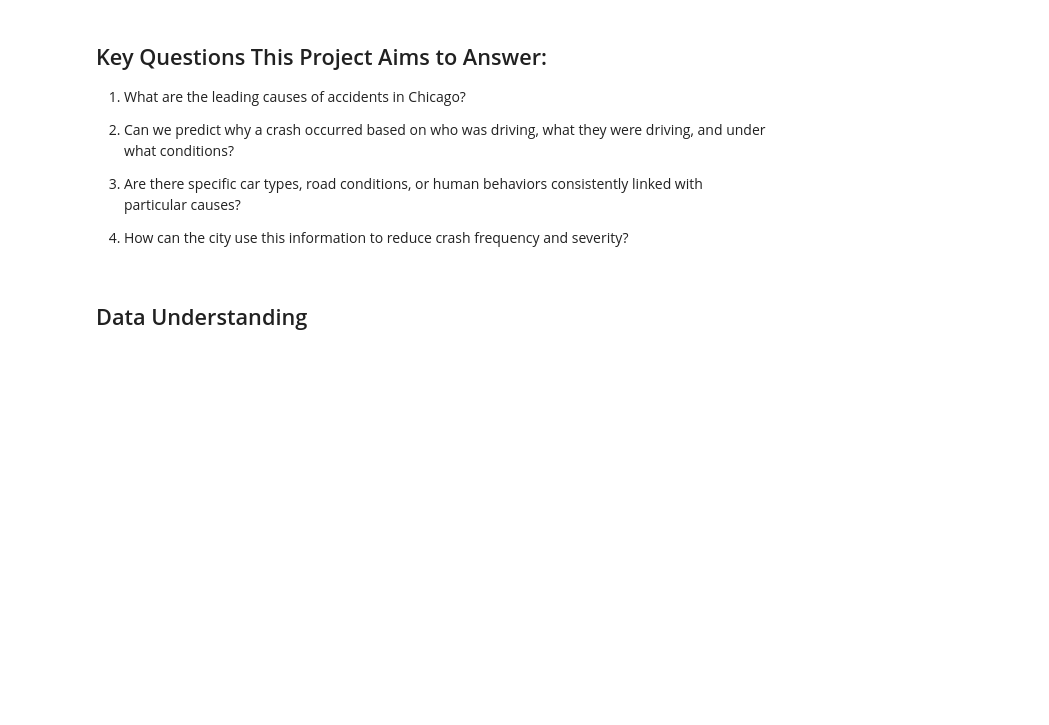
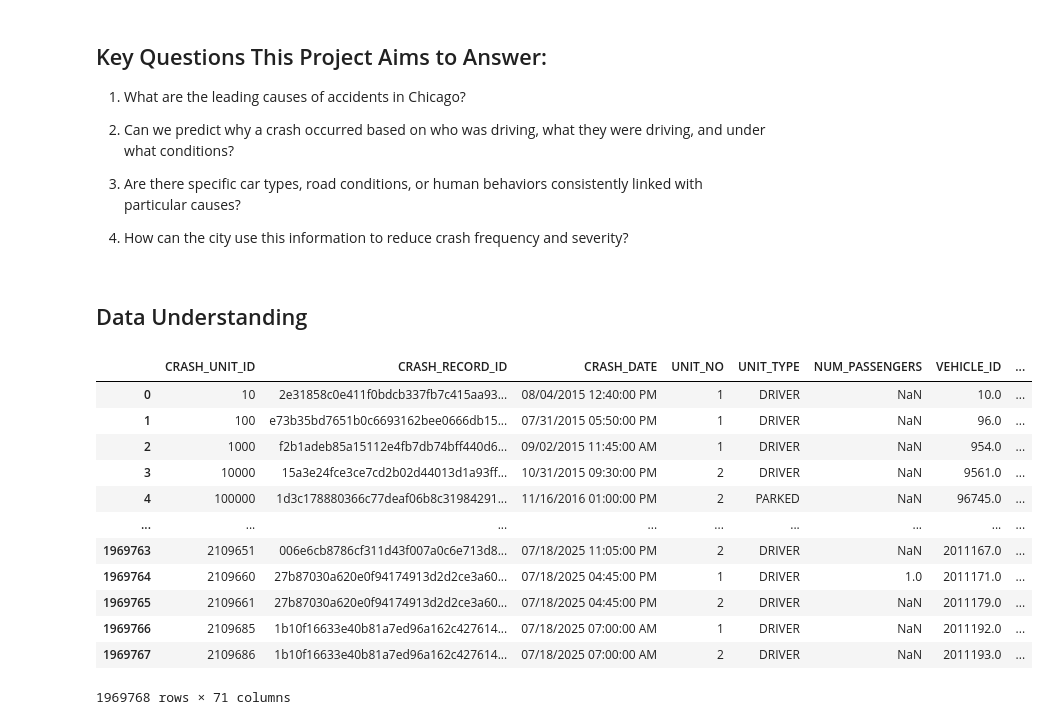
Before and after one commit to jedidahkathure/Car-Crash-Analysis-Project, a Jupyter notebook: ChicagoCrash.ipynb, the cells around one changed output. Cells and saved outputs as stored; diff of their text form; code cells hidden in the pictures; blank space fills up the shorter version.

```diff
--- a/ChicagoCrash.ipynb
+++ b/ChicagoCrash.ipynb
@@ -35,0 +45,17 @@ The Chicago Department of Transportation aims to investigate the root causes of
+# %%
+vehicles_df = pd.read_csv("Vehicles_Data.csv")
+vehicles_df
+# %% [output]
+|  | CRASH_UNIT_ID | CRASH_RECORD_ID | CRASH_DATE | UNIT_NO | UNIT_TYPE | NUM_PASSENGERS | VEHICLE_ID | ... |
+| 0 | 10 | 2e31858c0e411f0bdcb337fb7c415aa93... | 08/04/2015 12:40:00 PM | 1 | DRIVER | NaN | 10.0 | ... |
+| 1 | 100 | e73b35bd7651b0c6693162bee0666db15... | 07/31/2015 05:50:00 PM | 1 | DRIVER | NaN | 96.0 | ... |
+| 2 | 1000 | f2b1adeb85a15112e4fb7db74bff440d6... | 09/02/2015 11:45:00 AM | 1 | DRIVER | NaN | 954.0 | ... |
+| 3 | 10000 | 15a3e24fce3ce7cd2b02d44013d1a93ff... | 10/31/2015 09:30:00 PM | 2 | DRIVER | NaN | 9561.0 | ... |
+| 4 | 100000 | 1d3c178880366c77deaf06b8c31984291... | 11/16/2016 01:00:00 PM | 2 | PARKED | NaN | 96745.0 | ... |
+| ... | ... | ... | ... | ... | ... | ... | ... | ... |
+| 1969763 | 2109651 | 006e6cb8786cf311d43f007a0c6e713d8... | 07/18/2025 11:05:00 PM | 2 | DRIVER | NaN | 2011167.0 | ... |
+| 1969764 | 2109660 | 27b87030a620e0f94174913d2d2ce3a60... | 07/18/2025 04:45:00 PM | 1 | DRIVER | 1.0 | 2011171.0 | ... |
+| 1969765 | 2109661 | 27b87030a620e0f94174913d2d2ce3a60... | 07/18/2025 04:45:00 PM | 2 | DRIVER | NaN | 2011179.0 | ... |
+| 1969766 | 2109685 | 1b10f16633e40b81a7ed96a162c427614... | 07/18/2025 07:00:00 AM | 1 | DRIVER | NaN | 2011192.0 | ... |
+| 1969767 | 2109686 | 1b10f16633e40b81a7ed96a162c427614... | 07/18/2025 07:00:00 AM | 2 | DRIVER | NaN | 2011193.0 | ... |
+1969768 rows × 71 columns
```
Also changed, not shown: parts of 11 cells of this notebook.
